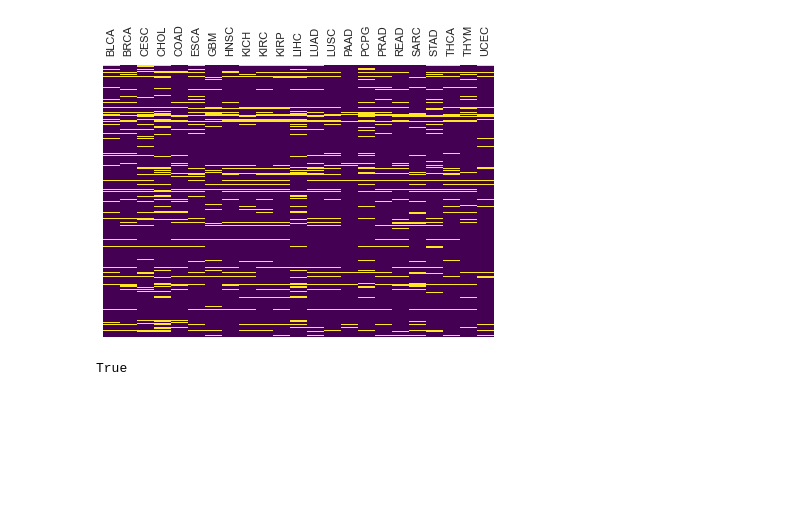
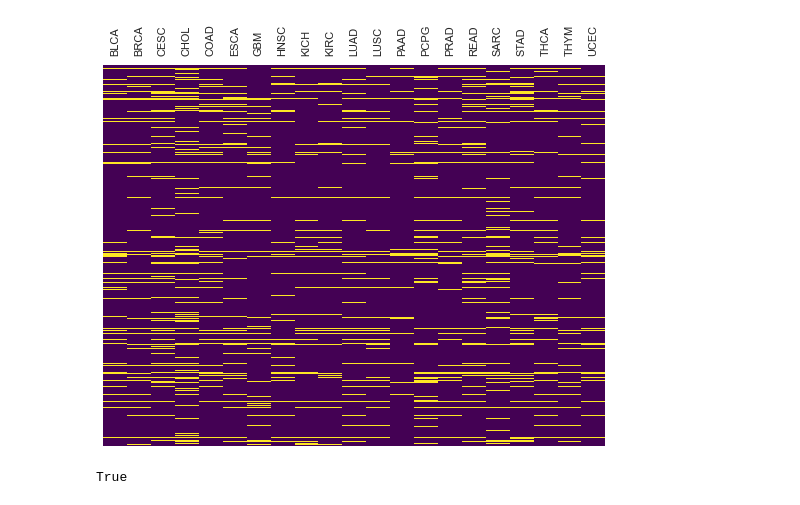
Before and after one commit to dolgalevgv/tcga-splicing-diff, a Jupyter notebook: notebooks/tcga_initial.ipynb, the cells around one changed output. Drawn from its saved outputs; the diff is of its cells as text; code cells hidden in the pictures; blank space fills up the shorter version.

```diff
--- a/notebooks/tcga_initial.ipynb
+++ b/notebooks/tcga_initial.ipynb
@@ -5,9 +6,9 @@ import timeit
 # %%
-samples = ['BLCA', 'BRCA', 'CESC', 'CHOL', 'COAD',
-           'ESCA', 'GBM', 'HNSC', 'KICH', 'KIRC',
-           'KIRP', 'LIHC', 'LUAD', 'LUSC', 'PAAD',
-           'PCPG', 'PRAD', 'READ', 'SARC', 'STAD',
-           'THCA', 'THYM', 'UCEC']
+samples = ['BLCA', 'BRCA', 'CESC', 'CHOL',
+           'COAD', 'ESCA', 'GBM', 'HNSC',
+           'KICH', 'KIRC', 'LUAD', 'LUSC',
+           'PAAD', 'PCPG', 'PRAD', 'READ',
+           'SARC', 'STAD', 'THCA', 'THYM', 'UCEC']
 # %%
 len(samples)
 # %% [output]
@@ -15,19 +16,18 @@ len(samples)
 # %%
 def assign_prevailing_forms(dataset: pandas.DataFrame) -> pandas.DataFrame:
+    ''' Given initial TCGA dataset, iterate through unique genes and:
+        1. If gene has a single isoform in dataset, simply assign it to all samples
+        2. If gene has multiple isoforms, find isoforms with maximum abundance for
+           each sample using .idxmax() method and assign the result to samples,
+           collapsing data to one row per gene.
     '''
-    Given initial TCGA dataset, iterate through unique genes and:
-    1. If gene has a single isoform in dataset, simply assign it to all samples
-    2. If gene has multiple isoforms, find isoforms with maximum abundance for
-    each sample using .idxmax() method and assign the result to samples,
-    collapsing data to one row per gene.
-    '''
-    #Construct a dataframe to return from initial dataset, drop unnecessary columns
+    #Construct dataframe to return from initial dataset, drop unnecessary columns
     result = (dataset.copy()
               .drop(['UniProt', 'canonical', 'chr', 'ucsc', 'Avg'], axis=1)
               .drop_duplicates('Gene')
               .astype(str)
               .set_index('Gene')
-              .drop(['-'], axis=0)) #Some isoforms have Gene = '-'. Dropping them for now
+              .drop(['-'], axis=0))
 
     #Iterate over genes
     for i, g in enumerate(result.index):
@@ -89,13 +89,12 @@ assert READ_canc_prev.loc['TIGD4', 'TCGA-F5-6864-01A-11R-1928-07'] == 'Q8IY51'
 assert READ_canc_prev.loc['ATAD5', 'TCGA-AF-3911-01A-01R-1736-07'] == 'Q96QE3'
 # %%
 def extract_dominant_form(isoform_list: pandas.Series):
-    '''
-    Find frequencies of prevailing isoforms for a given gene
-    Return a dominant isoform if its frequency >= 80%
-    Else return NaN
+    ''' Find frequencies of isoforms for a given gene
+        Return a dominant isoform if its frequency >= 80%
+        Else return NaN
     '''
     isoform_counts = isoform_list.value_counts(normalize=True)
-    if isoform_counts[0] >= 0.8: # index 0 since value_counts auto sorts results
+    if isoform_counts[0] >= 0.75:
         return isoform_counts.index[0]
     else:
         return numpy.nan
@@ -128,17 +146,17 @@ Done 23 of 23 norm datasetsts
 # %%
 import seaborn
 import matplotlib.pyplot as plt
 
-seaborn.set(rc={'figure.figsize': (7,5),
+seaborn.set(rc={'figure.figsize': (9,7),
                 'xtick.labeltop': True,
                 'xtick.labelbottom': False})
 
 for i in ('consensus_canc', 'consensus_norm'):
     seaborn.heatmap(eval(i).isnull(),
                     yticklabels=False,
                     cbar=False,
                     cmap='viridis')
     plt.savefig(f'../results/misc/{i}_nan_heatmap.png', dpi=300, bbox_inches='tight')
 # %% [output]
-[figure, old version]
+[figure, new version]
 # %%
```
Also changed, not shown: parts of 20 cells of this notebook, 6 other files.
